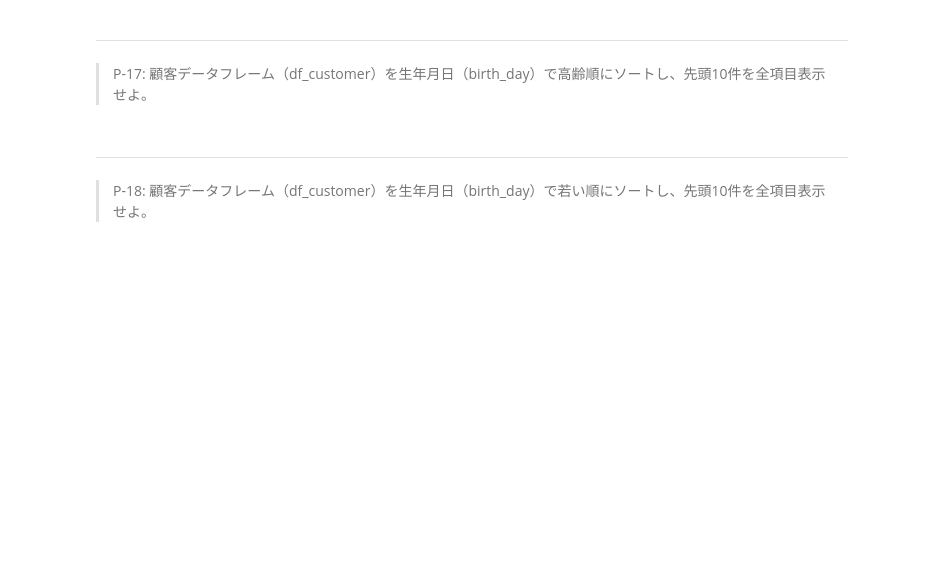
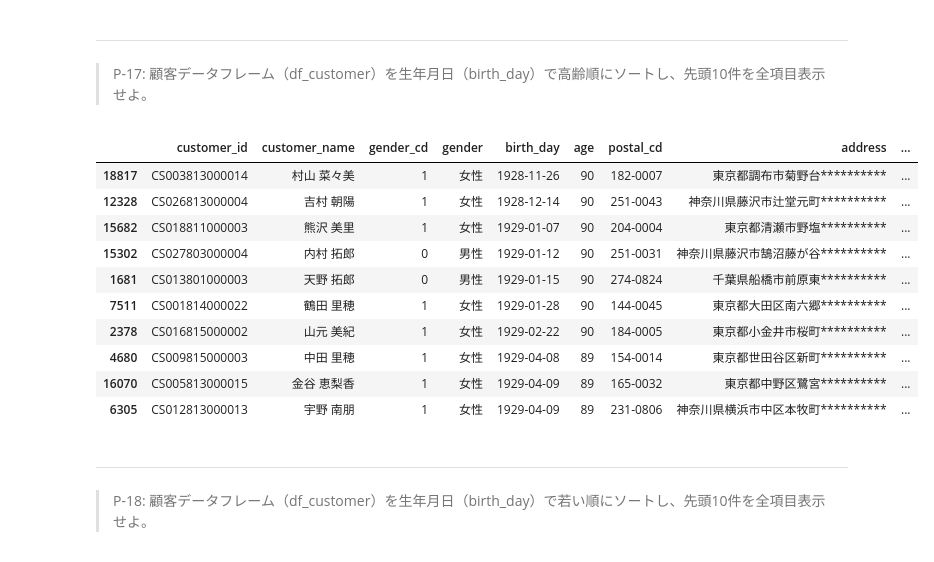
Before and after one commit to shgtkshruch/100knocks-preprocess, a Jupyter notebook: docker/work/preprocess_knock_Python.ipynb, the cells around one changed output. Cells and saved outputs as stored; diff of their text form; code cells hidden in the pictures; blank space fills up the shorter version.

```diff
--- a/docker/work/preprocess_knock_Python.ipynb
+++ b/docker/work/preprocess_knock_Python.ipynb
@@ -347,6 +347,20 @@ df_store.query("tel_no.str.contains('[0-9]{3}-[0-9]{3}-[0-9]{4}', regex=True)",
 # %% [markdown]
 ---
 > P-17: 顧客データフレーム（df_customer）を生年月日（birth_day）で高齢順にソートし、先頭10件を全項目表示せよ。
+# %%
+df_customer.sort_values(by=['birth_day']).head(10)
+# %% [output]
+|  | customer_id | customer_name | gender_cd | gender | birth_day | age | postal_cd | address | ... |
+| 18817 | CS003813000014 | 村山 菜々美 | 1 | 女性 | 1928-11-26 | 90 | 182-0007 | 東京都調布市菊野台********** | ... |
+| 12328 | CS026813000004 | 吉村 朝陽 | 1 | 女性 | 1928-12-14 | 90 | 251-0043 | 神奈川県藤沢市辻堂元町********** | ... |
+| 15682 | CS018811000003 | 熊沢 美里 | 1 | 女性 | 1929-01-07 | 90 | 204-0004 | 東京都清瀬市野塩********** | ... |
+| 15302 | CS027803000004 | 内村 拓郎 | 0 | 男性 | 1929-01-12 | 90 | 251-0031 | 神奈川県藤沢市鵠沼藤が谷********** | ... |
+| 1681 | CS013801000003 | 天野 拓郎 | 0 | 男性 | 1929-01-15 | 90 | 274-0824 | 千葉県船橋市前原東********** | ... |
+| 7511 | CS001814000022 | 鶴田 里穂 | 1 | 女性 | 1929-01-28 | 90 | 144-0045 | 東京都大田区南六郷********** | ... |
+| 2378 | CS016815000002 | 山元 美紀 | 1 | 女性 | 1929-02-22 | 90 | 184-0005 | 東京都小金井市桜町********** | ... |
+| 4680 | CS009815000003 | 中田 里穂 | 1 | 女性 | 1929-04-08 | 89 | 154-0014 | 東京都世田谷区新町********** | ... |
+| 16070 | CS005813000015 | 金谷 恵梨香 | 1 | 女性 | 1929-04-09 | 89 | 165-0032 | 東京都中野区鷺宮********** | ... |
+| 6305 | CS012813000013 | 宇野 南朋 | 1 | 女性 | 1929-04-09 | 89 | 231-0806 | 神奈川県横浜市中区本牧町********** | ... |
 # %% [markdown]
 ---
 > P-18: 顧客データフレーム（df_customer）を生年月日（birth_day）で若い順にソートし、先頭10件を全項目表示せよ。
```
